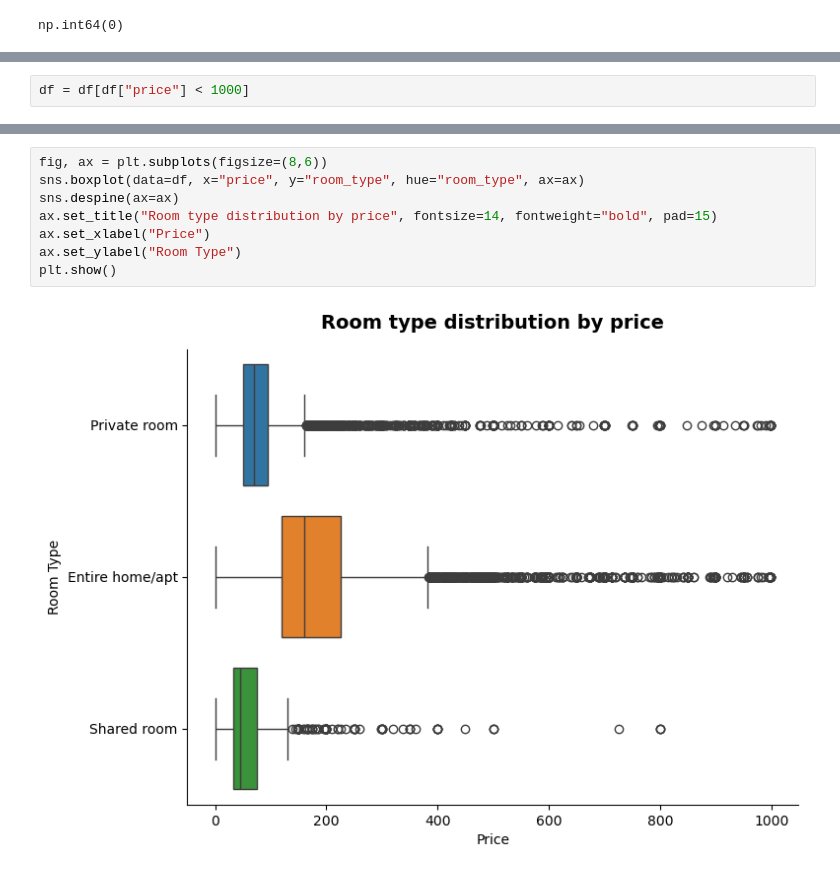
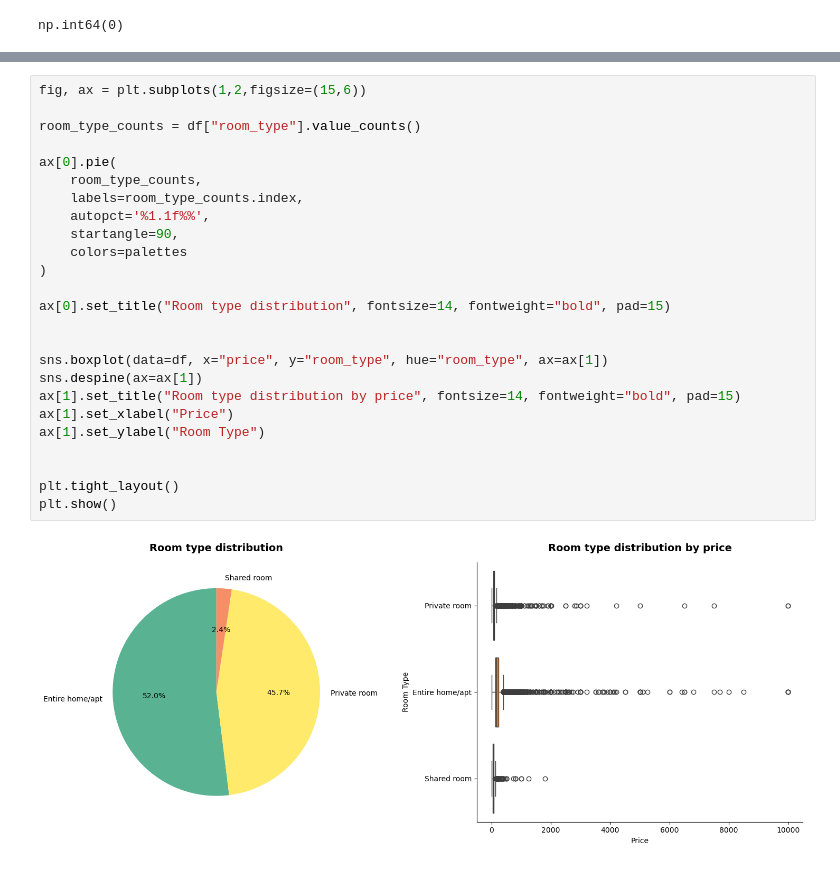
Before and after one commit to selim-sunman/airbnb-price-regression-app, a Jupyter notebook: notebooks/eda.ipynb, the cells around one changed output, grey strips where cells are left out. Cells and saved outputs as stored; diff of their text form.

```diff
--- a/notebooks/eda.ipynb
+++ b/notebooks/eda.ipynb
@@ -94,2 +132,0 @@ df.describe().T
-# %%
-df = df[df["price"] < 1000]
@@ -169,10 +260,27 @@ plt.show()
 # %%
-fig, ax = plt.subplots(figsize=(8,6))
-sns.boxplot(data=df, x="price", y="room_type", hue="room_type", ax=ax)
-sns.despine(ax=ax)
-ax.set_title("Room type distribution by price", fontsize=14, fontweight="bold", pad=15)
-ax.set_xlabel("Price")
-ax.set_ylabel("Room Type")
+fig, ax = plt.subplots(1,2,figsize=(15,6))
+
+room_type_counts = df["room_type"].value_counts()
+
+ax[0].pie(
+    room_type_counts,
+    labels=room_type_counts.index,
+    autopct='%1.1f%%',
+    startangle=90,
+    colors=palettes
+)
+
+ax[0].set_title("Room type distribution", fontsize=14, fontweight="bold", pad=15)
+
+
+sns.boxplot(data=df, x="price", y="room_type", hue="room_type", ax=ax[1])
+sns.despine(ax=ax[1])
+ax[1].set_title("Room type distribution by price", fontsize=14, fontweight="bold", pad=15)
+ax[1].set_xlabel("Price")
+ax[1].set_ylabel("Room Type")
+
+
+plt.tight_layout()
 plt.show()
 # %% [output]
-[figure, old version]
+[figure, new version]
```
Also changed, not shown: parts of 38 cells of this notebook.
